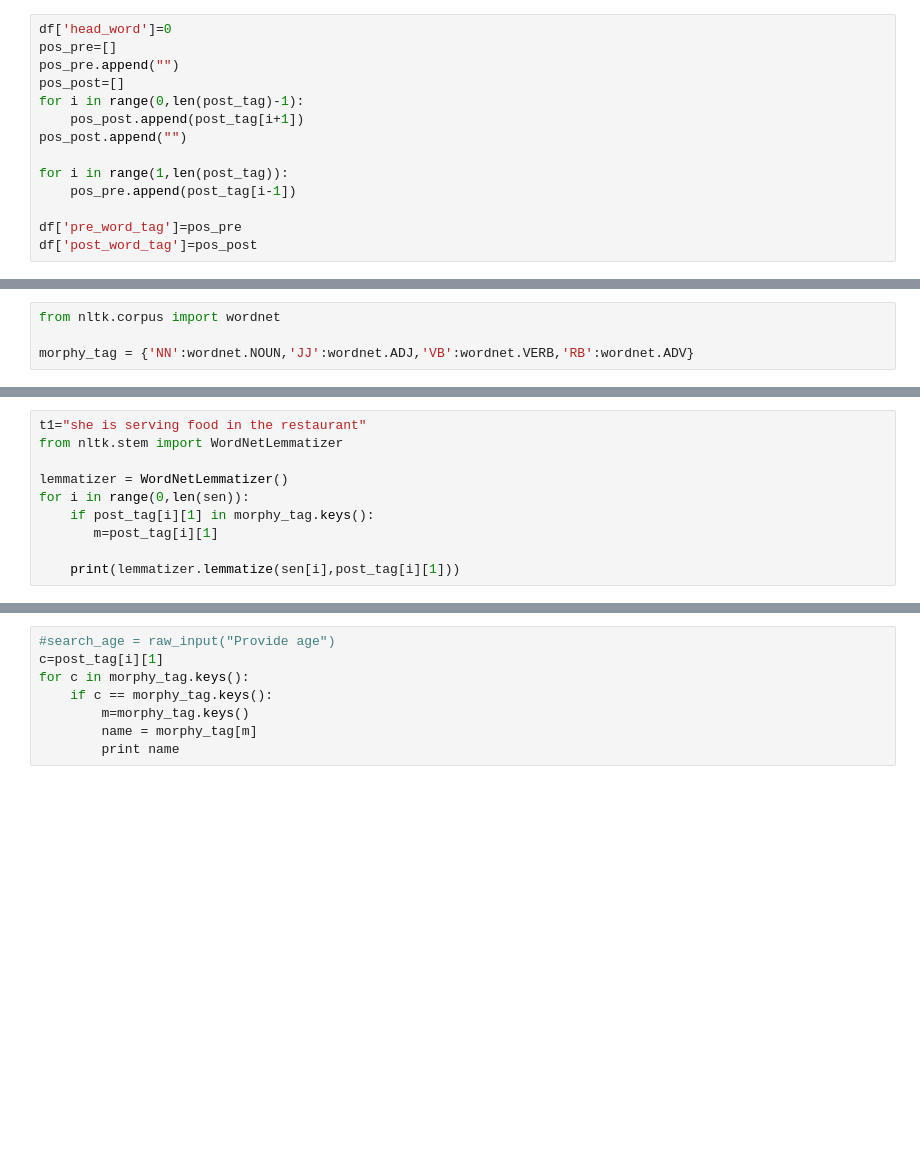
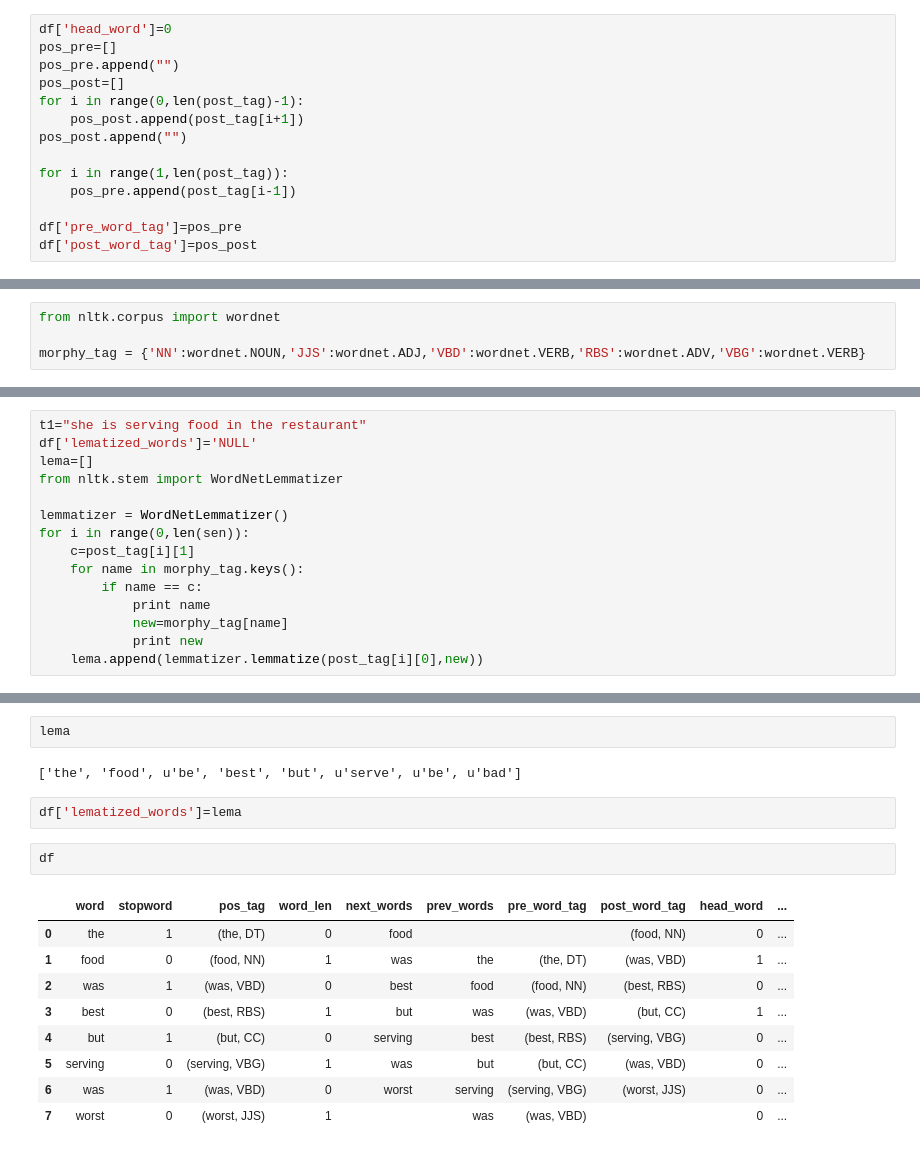
Before and after one commit to vibha-1997/Aspect-Based-Sentiment-Analysis, a Jupyter notebook: Untitled.ipynb, the cells around one changed output, grey strips where cells are left out. Saved outputs shown, nothing was run; the diff lists cells and outputs as text; blank space fills up the shorter version.

```diff
--- a/Untitled.ipynb
+++ b/Untitled.ipynb
@@ -306,7 +314,7 @@ KeyError: 'DT'
 # %%
 from nltk.corpus import wordnet
 
-morphy_tag = {'NN':wordnet.NOUN,'JJ':wordnet.ADJ,'VB':wordnet.VERB,'RB':wordnet.ADV}
+morphy_tag = {'NN':wordnet.NOUN,'JJS':wordnet.ADJ,'VBD':wordnet.VERB,'RBS':wordnet.ADV,'VBG':wordnet.VERB}
 # %%
 morphy_tag
 # %% [output]
@@ -314,11 +322,16 @@ morphy_tag
 # %%
 t1="she is serving food in the restaurant"
+df['lematized_words']='NULL'
+lema=[]
 from nltk.stem import WordNetLemmatizer
 
 lemmatizer = WordNetLemmatizer()
 for i in range(0,len(sen)):
-    if post_tag[i][1] in morphy_tag.keys():
-       m=post_tag[i][1]
-
-    print(lemmatizer.lemmatize(sen[i],post_tag[i][1]))
+    c=post_tag[i][1]
+    for name in morphy_tag.keys():
+        if name == c:
+            print name
+            new=morphy_tag[name]
+            print new
+    lema.append(lemmatizer.lemmatize(post_tag[i][0],new))
 # %% [output]
@@ -326,8 +350,18 @@ KeyError: 'DT'
-# %%
-#search_age = raw_input("Provide age")
-c=post_tag[i][1]
-for c in morphy_tag.keys():
-    if c == morphy_tag.keys():
-        m=morphy_tag.keys()
-        name = morphy_tag[m]
-        print name
+# %%
+lema
+# %% [output]
+['the', 'food', u'be', 'best', 'but', u'serve', u'be', u'bad']
+# %%
+df['lematized_words']=lema
+# %%
+df
+# %% [output]
+|  | word | stopword | pos_tag | word_len | next_words | prev_words | pre_word_tag | post_word_tag | head_word | ... |
+| 0 | the | 1 | (the, DT) | 0 | food |  |  | (food, NN) | 0 | ... |
+| 1 | food | 0 | (food, NN) | 1 | was | the | (the, DT) | (was, VBD) | 1 | ... |
+| 2 | was | 1 | (was, VBD) | 0 | best | food | (food, NN) | (best, RBS) | 0 | ... |
+| 3 | best | 0 | (best, RBS) | 1 | but | was | (was, VBD) | (but, CC) | 1 | ... |
+| 4 | but | 1 | (but, CC) | 0 | serving | best | (best, RBS) | (serving, VBG) | 0 | ... |
+| 5 | serving | 0 | (serving, VBG) | 1 | was | but | (but, CC) | (was, VBD) | 0 | ... |
+| 6 | was | 1 | (was, VBD) | 0 | worst | serving | (serving, VBG) | (worst, JJS) | 0 | ... |
+| 7 | worst | 0 | (worst, JJS) | 1 |  | was | (was, VBD) |  | 0 | ... |
```
Also changed, not shown: parts of 17 cells of this notebook.
